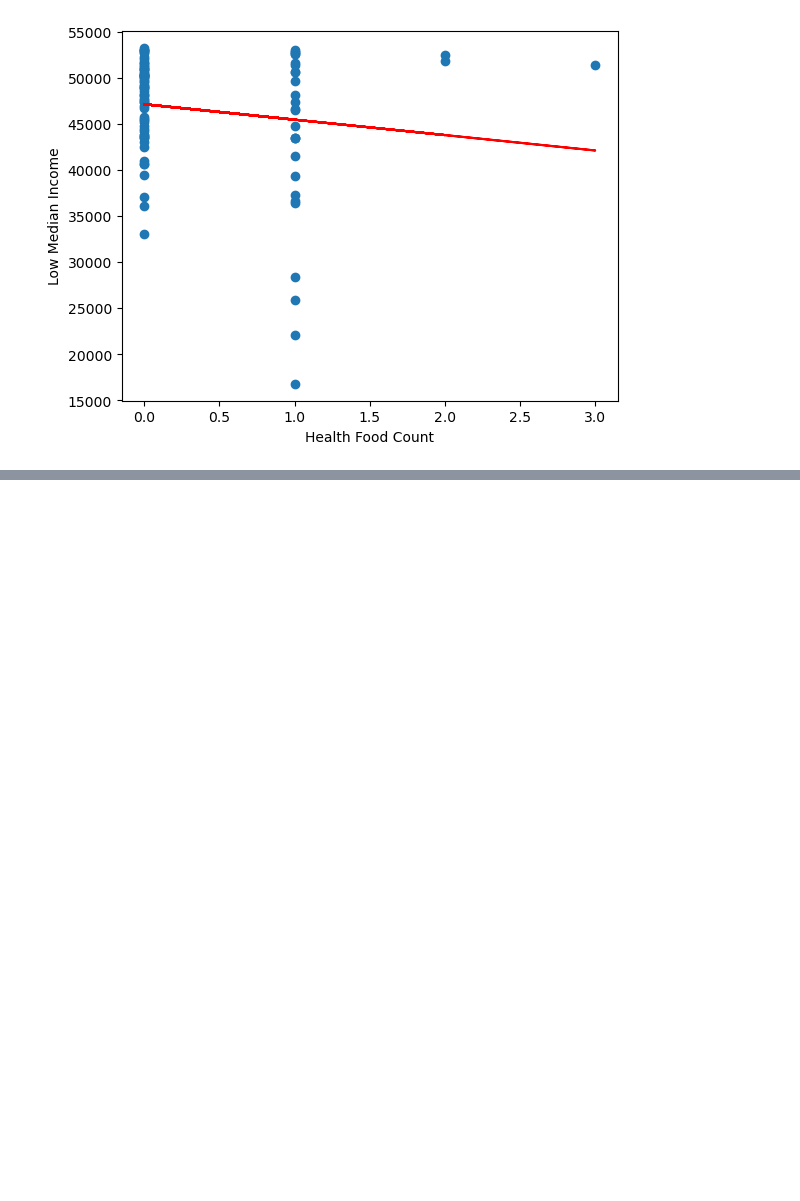
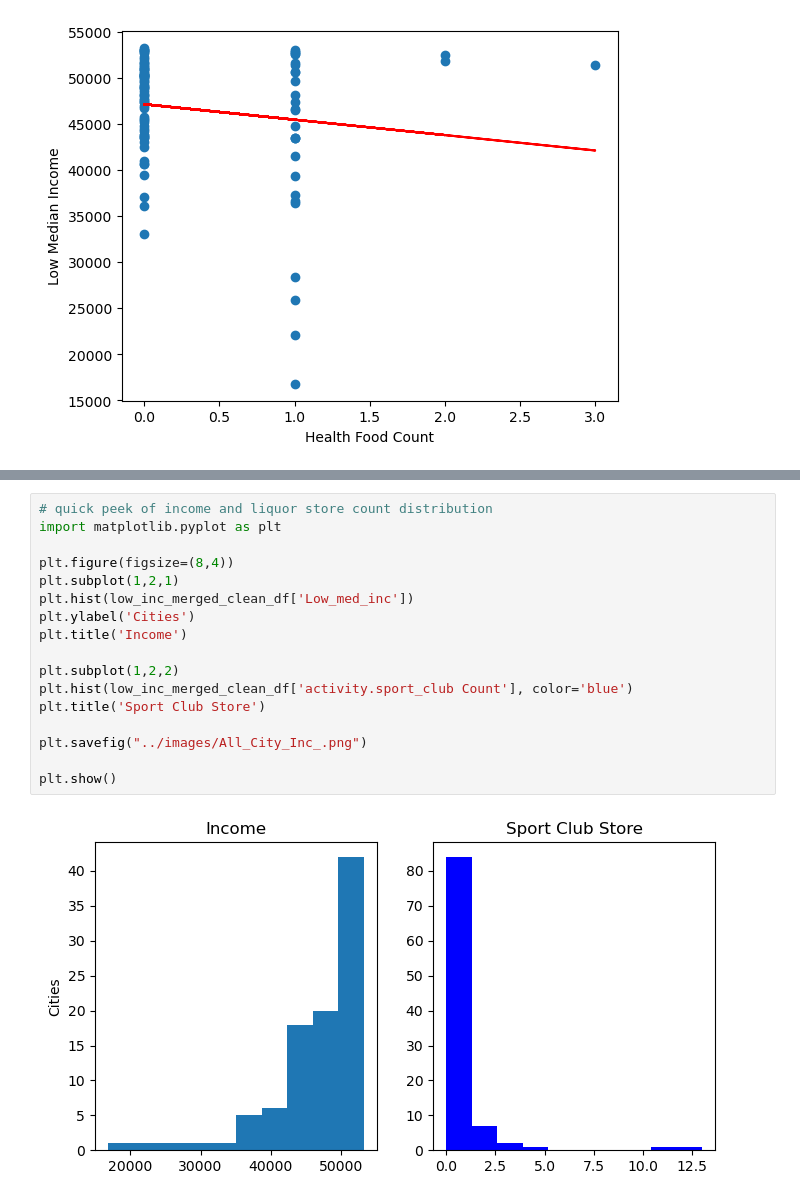
Before and after one commit to bseri0/Proj_1, a Jupyter notebook: py_api/bryan_copy.ipynb, the cells around one changed output, grey strips where cells are left out. Saved outputs shown, nothing was run; the diff lists cells and outputs as text; blank space fills up the shorter version.

```diff
--- a/py_api/bryan_copy.ipynb
+++ b/py_api/bryan_copy.ipynb
@@ -681,0 +716,19 @@ Independent t test:
+# %%
+# quick peek of income and liquor store count distribution
+import matplotlib.pyplot as plt
+
+plt.figure(figsize=(8,4))
+plt.subplot(1,2,1)
+plt.hist(low_inc_merged_clean_df['Low_med_inc'])
+plt.ylabel('Cities')
+plt.title('Income')
+
+plt.subplot(1,2,2)
+plt.hist(low_inc_merged_clean_df['activity.sport_club Count'], color='blue')
+plt.title('Sport Club Store')
+
+plt.savefig("../images/All_City_Inc_.png")
+
+plt.show()
+# %% [output]
+[figure, added]
```
Also changed, not shown: parts of 7 cells of this notebook, 4 other files.
